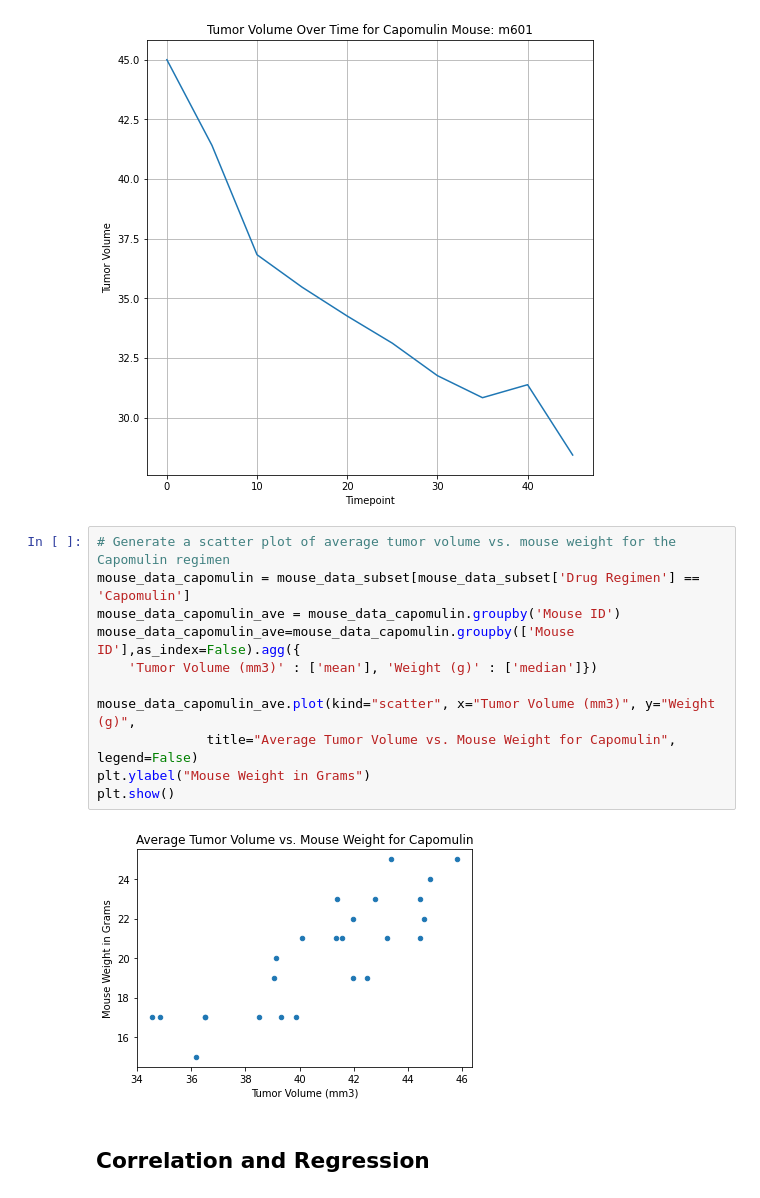
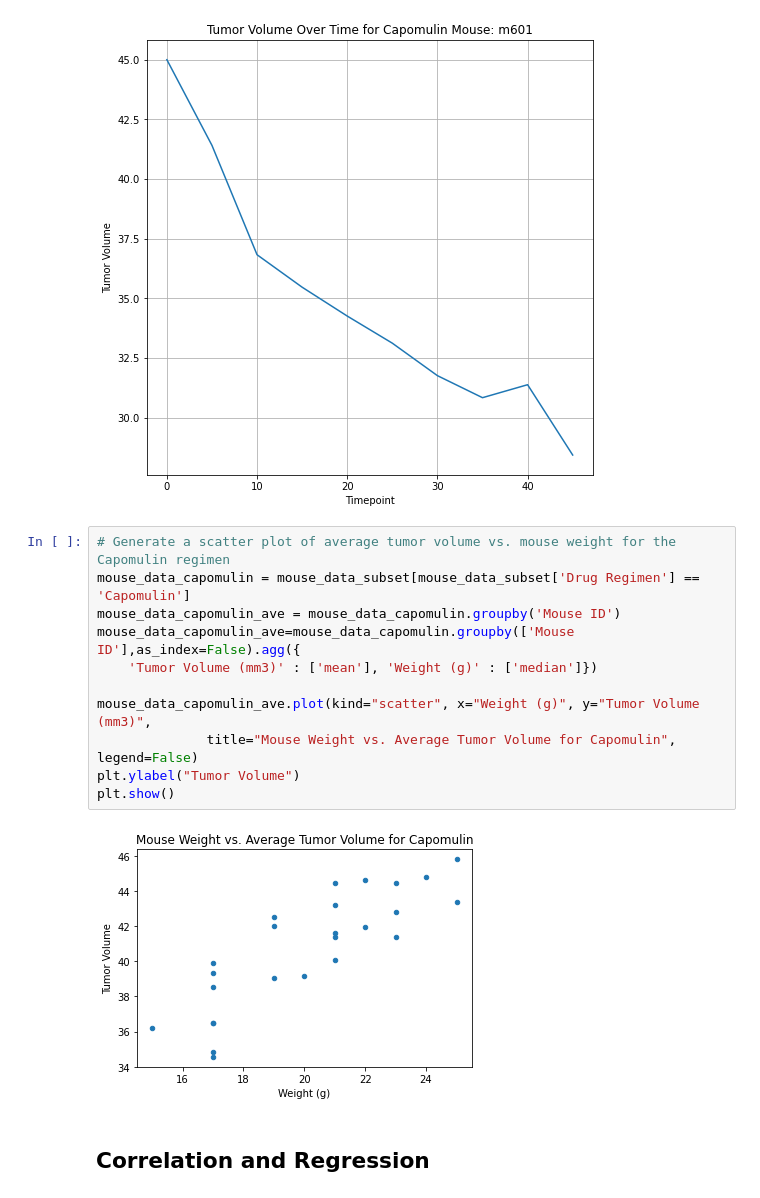
Before and after one commit to samanthasains/pymaceuticals-plot, a Jupyter notebook: pymaceuticals_starter.ipynb, the cells around one changed output. Cells and saved outputs as stored; diff of their text form.

```diff
--- a/pymaceuticals_starter.ipynb
+++ b/pymaceuticals_starter.ipynb
@@ -349,16 +349,16 @@ plt.show()
 # %%
 # Generate a scatter plot of average tumor volume vs. mouse weight for the Capomulin regimen
 mouse_data_capomulin = mouse_data_subset[mouse_data_subset['Drug Regimen'] == 'Capomulin']
 mouse_data_capomulin_ave = mouse_data_capomulin.groupby('Mouse ID')
 mouse_data_capomulin_ave=mouse_data_capomulin.groupby(['Mouse ID'],as_index=False).agg({
     'Tumor Volume (mm3)' : ['mean'], 'Weight (g)' : ['median']})
 
-mouse_data_capomulin_ave.plot(kind="scatter", x="Tumor Volume (mm3)", y="Weight (g)",
-              title="Average Tumor Volume vs. Mouse Weight for Capomulin", legend=False)
-plt.ylabel("Mouse Weight in Grams")
+mouse_data_capomulin_ave.plot(kind="scatter", x="Weight (g)", y="Tumor Volume (mm3)",
+              title="Mouse Weight vs. Average Tumor Volume for Capomulin", legend=False)
+plt.ylabel("Tumor Volume")
 plt.show()
 # %% [output]
-[figure, old version]
+[figure, new version]
 # %% [markdown]
 ## Correlation and Regression
 # %%
```
Also changed, not shown: parts of 3 cells of this notebook.
